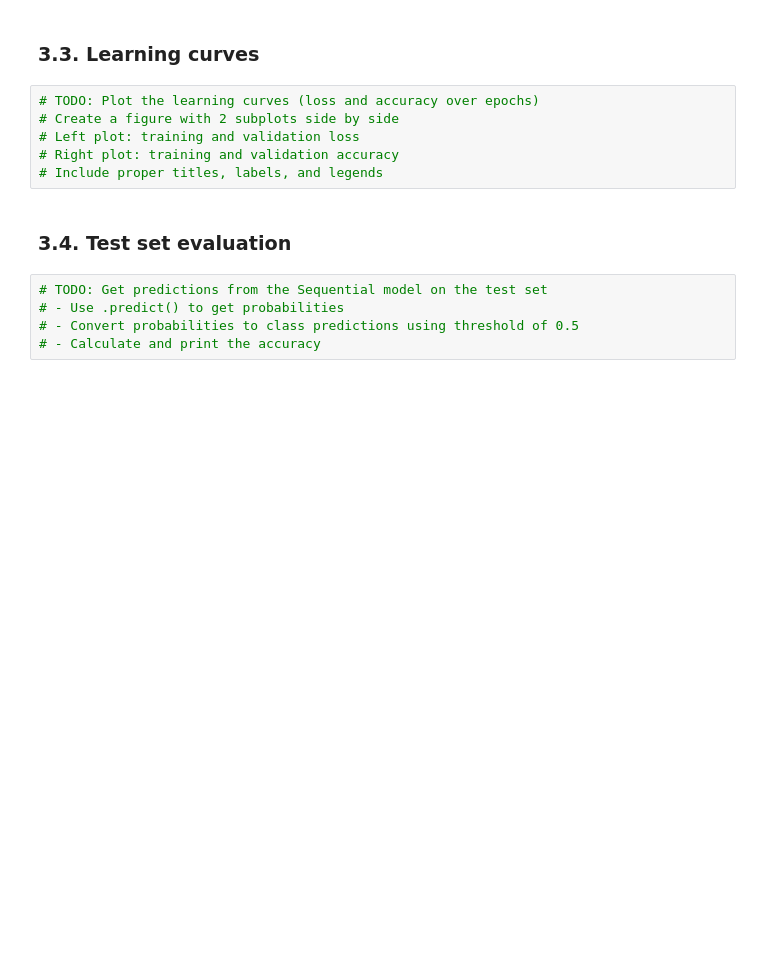
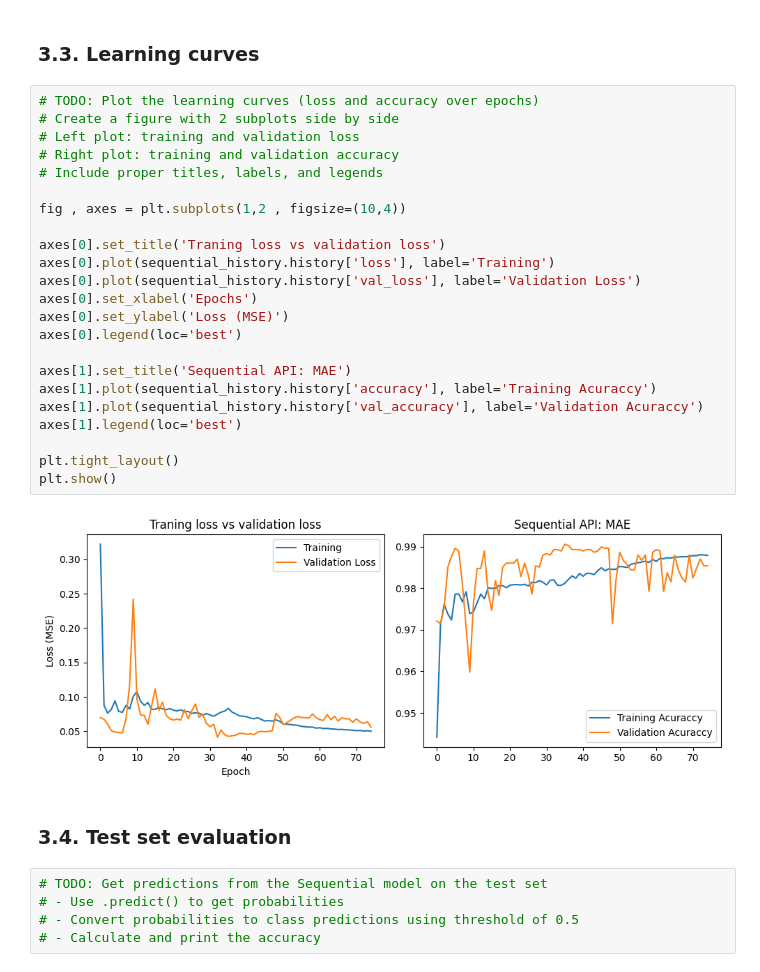
Before and after one commit to Mesterumit/tensorflow-CPU-fork, a Jupyter notebook: Lesson_28_activity (1).ipynb, the cells around one changed output. Saved outputs shown, nothing was run; the diff lists cells and outputs as text; blank space fills up the shorter version.

Commit message:
added neural model with its compile , trained and getting plot to show loss and acurassy

```diff
--- a/Lesson_28_activity (1).ipynb
+++ b/Lesson_28_activity (1).ipynb
@@ -228,9 +243,28 @@ Final traiining val_loss :0.0301
 # %%
 # TODO: Plot the learning curves (loss and accuracy over epochs)
 # Create a figure with 2 subplots side by side
 # Left plot: training and validation loss
 # Right plot: training and validation accuracy
 # Include proper titles, labels, and legends
+
+fig , axes = plt.subplots(1,2 , figsize=(10,4))
+
+axes[0].set_title('Traning loss vs validation loss')
+axes[0].plot(sequential_history.history['loss'], label='Training')
+axes[0].plot(sequential_history.history['val_loss'], label='Validation Loss')
+axes[0].set_xlabel('Epochs')
+axes[0].set_ylabel('Loss (MSE)')
+axes[0].legend(loc='best')
+
+axes[1].set_title('Sequential API: MAE')
+axes[1].plot(sequential_history.history['accuracy'], label='Training Acuraccy')
+axes[1].plot(sequential_history.history['val_accuracy'], label='Validation Acuraccy')
+axes[1].legend(loc='best')
+
+plt.tight_layout()
+plt.show()
+# %% [output]
+[figure, added]
 # %% [markdown]
 ### 3.4. Test set evaluation
 # %%
```
Also changed, not shown: parts of 4 cells of this notebook.
